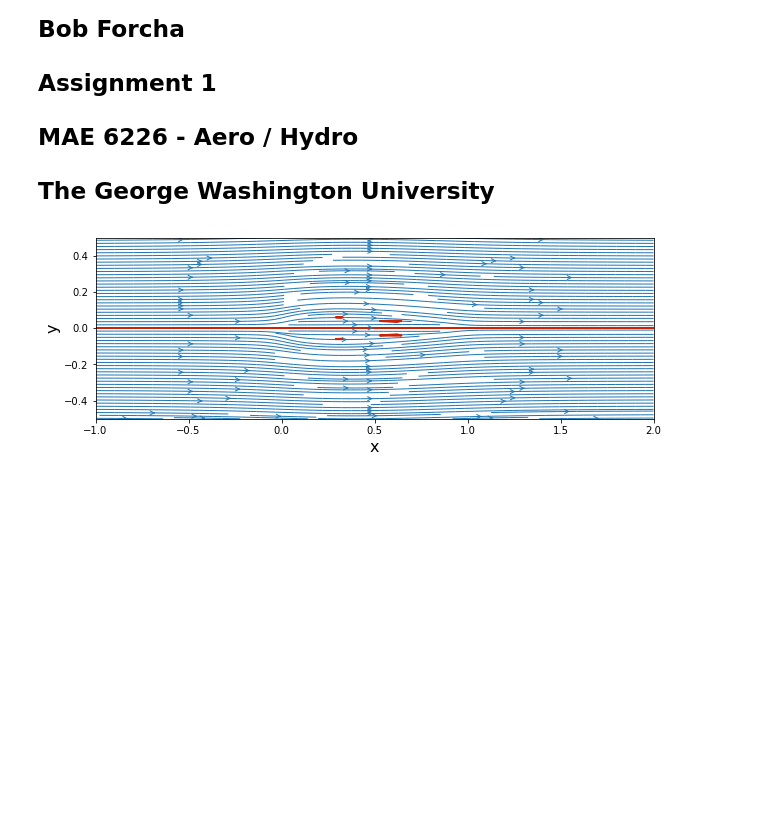
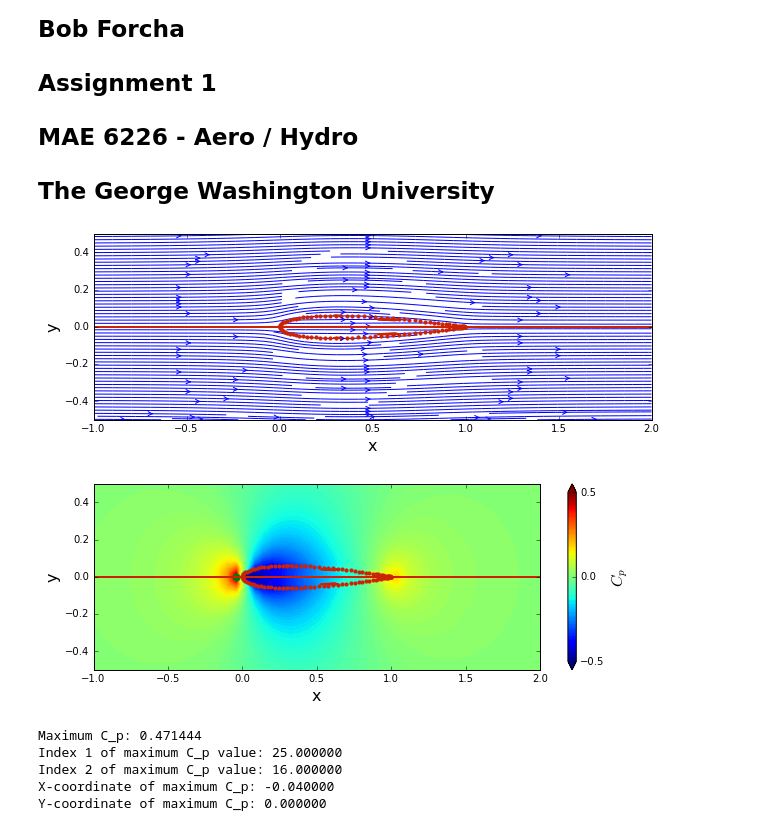
Before and after one commit to bobforcha/mae6226_workspace, a Jupyter notebook: assignments/assignment_01/assignment_01.ipynb, the cells around one changed output. Saved outputs shown, nothing was run; the diff lists cells and outputs as text; code cells hidden in the pictures; blank space fills up the shorter version.

```diff
--- a/assignments/assignment_01/assignment_01.ipynb
+++ b/assignments/assignment_01/assignment_01.ipynb
@@ -70,35 +70,69 @@ X, Y = create_mesh_grid(x_start, x_end, y_start, y_end, N)
 u_fs, v_fs = get_freestream_velocity(X, Y, u_inf)
 psi_fs = u_inf*Y
 
 # source/sink velocities and stream function
 u_s = np.zeros(np.shape(X), dtype=float)
 v_s = np.zeros(np.shape(Y), dtype=float)
 psi_s = np.zeros(np.shape(X), dtype=float)
 i = 0
 
 while i < np.size(x_sources):
     u_s_old = np.copy(u_s)
     v_s_old = np.copy(v_s)
     psi_s_old = np.copy(psi_s)
     u_s, v_s = get_velocity_source(X, Y, x_sources[i], y_sources[i], strength_sources[i])
     psi_s = get_stream_function_source(X, Y, x_sources[i], y_sources[i], strength_sources[i])
-    u_s = u_s + u_s_old
-    v_s = v_s + v_s_old
-    psi_s = psi_s + psi_s_old
-    i = i+1
+    u_s += u_s_old
+    v_s += v_s_old
+    psi_s += psi_s_old
+    i += 1
 
 
 # superposition
 u, v, psi = u_fs + u_s, v_fs + v_s, psi_fs + psi_s
 
 # plot streamlines and airfoil profile
 size = 10
 plt.figure(figsize=(size,(y_end - y_start)/(x_end - x_start)*size))
 plt.xlabel('x', fontsize=16)
 plt.ylabel('y', fontsize=16)
 plt.xlim(x_start, x_end)
 plt.ylim(y_start, y_end)
 plt.streamplot(X, Y, u, v, density=2, linewidth=1, arrowsize=1, arrowstyle='->')
+plt.scatter(x_sources, y_sources, color='#CD2305', s=10, marker='o')
 plt.contour(X, Y, psi, levels=[0.], colors='#CD2305', linewidths=2, linestyles='solid');
+
+# calculate Cp and stagnation point
+c_p = 1.0 - (u**2 + v**2)/u_inf**2
+max_cp = np.max(c_p)
+x_stag = X[np.unravel_index(np.argmax(c_p), np.shape(c_p))]
+y_stag = Y[np.unravel_index(np.argmax(c_p), np.shape(c_p))]
+
+# new plot
+plt.figure(figsize=(size,(y_end - y_start)/(x_end - x_start)*size))
+plt.xlabel('x', fontsize=16)
+plt.ylabel('y', fontsize=16)
+plt.xlim(x_start, x_end)
+plt.ylim(y_start, y_end)
+contf = plt.contourf(X, Y, c_p, levels=np.linspace(-0.5, 0.5, 100), extend='both')
+cbar = plt.colorbar(contf)
+cbar.set_label('$C_p$', fontsize=16)
+cbar.set_ticks([-0.5, 0.0, 0.5])
+plt.scatter(x_sources, y_sources, color='#CD2305', s=10, marker='o')
+plt.scatter(x_stag, y_stag, color = 'g', s=50, marker='o')
+plt.contour(X, Y, psi, levels=[0.], colors='#CD2305', linewidths=2, linestyles='solid');
 # %% [output]
-[figure, old version]
+[figure, new version]
+[figure, added]
+# %%
+print('Maximum C_p: %f' % max_cp)
+print('Index 1 of maximum C_p value: %f' % np.unravel_index(np.argmax(c_p), np.shape(c_p))[0])
+print('Index 2 of maximum C_p value: %f' % np.unravel_index(np.argmax(c_p), np.shape(c_p))[1])
+print('X-coordinate of maximum C_p: %f' % x_max_cp)
+print('Y-coordinate of maximum C_p: %f' % y_max_cp)
+# %% [output]
+Maximum C_p: 0.471444
+Index 1 of maximum C_p value: 25.000000
+Index 2 of maximum C_p value: 16.000000
+X-coordinate of maximum C_p: -0.040000
+Y-coordinate of maximum C_p: 0.000000
```
